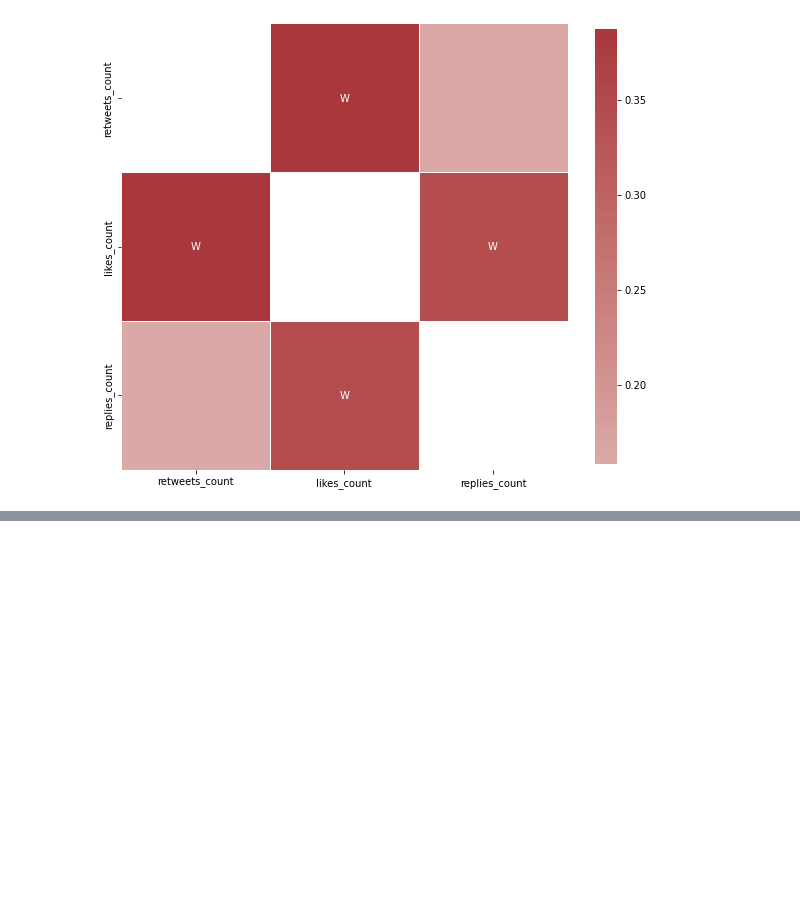
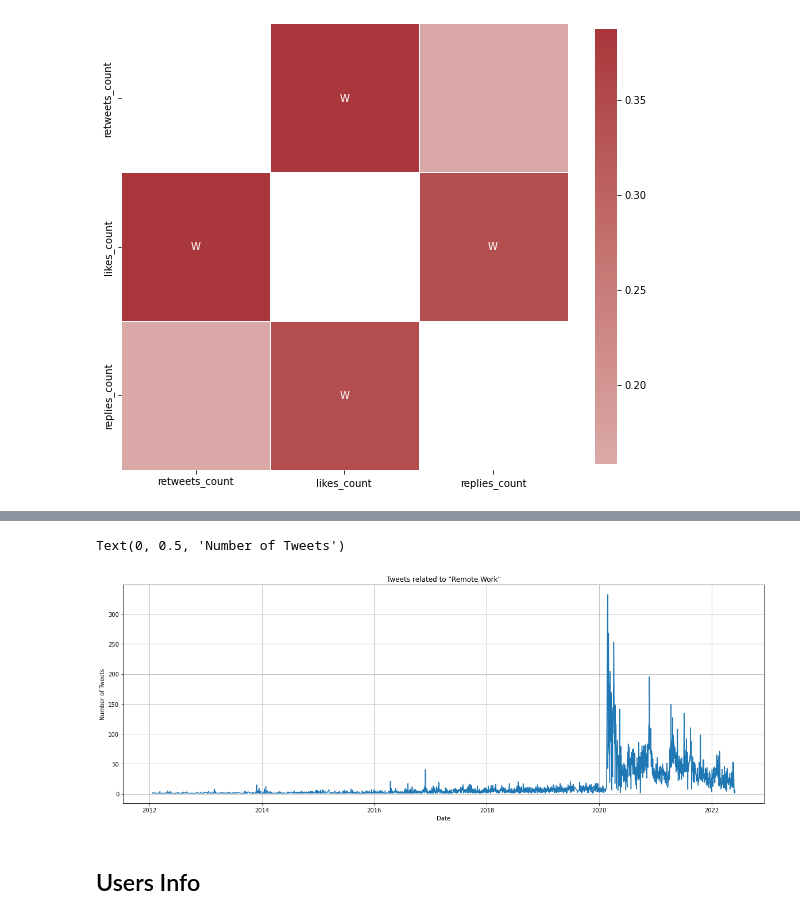
Before and after one commit to tahaShm/remote-work-twitter-analysis, a Jupyter notebook: notebooks/3-EDA.ipynb, the cells around one changed output, grey strips where cells are left out. Cells and saved outputs as stored; diff of their text form; code cells hidden in the pictures; blank space fills up the shorter version.

```diff
--- a/notebooks/3-EDA.ipynb
+++ b/notebooks/3-EDA.ipynb
@@ -181,0 +222,5 @@ get_corr(tweets_df.drop(labels=dropped_numeric_features, axis=1), "spearman")
+# %%
+tweets_df['created_at'] = pd.to_datetime(tweets_df['created_at']).dt.date
+# %%
+tweets_per_day = tweets_df.groupby(['created_at']).count()['tweet']
+tweets_per_day.head()
@@ -181,0 +235,10 @@ get_corr(tweets_df.drop(labels=dropped_numeric_features, axis=1), "spearman")
+# %%
+tweets_per_day.plot(figsize=(20, 7), grid=True)
+plt.title('Tweets related to "Remote Work"')
+plt.xlabel('Date')
+plt.ylabel('Number of Tweets')
+# %% [output]
+Text(0, 0.5, 'Number of Tweets')
+[figure, added]
+# %% [markdown]
+## Users Info
```
Also changed, not shown: parts of 38 cells of this notebook.
